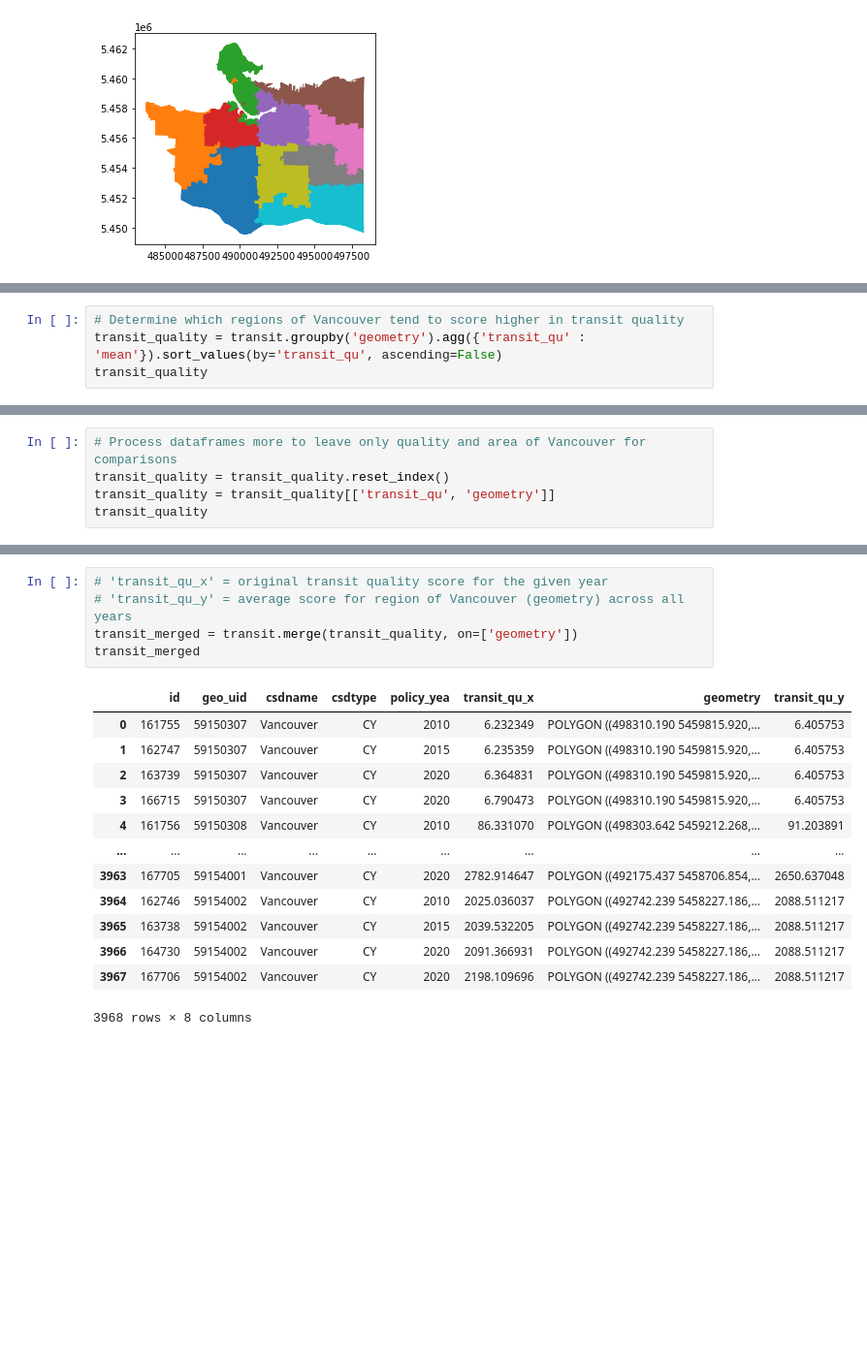
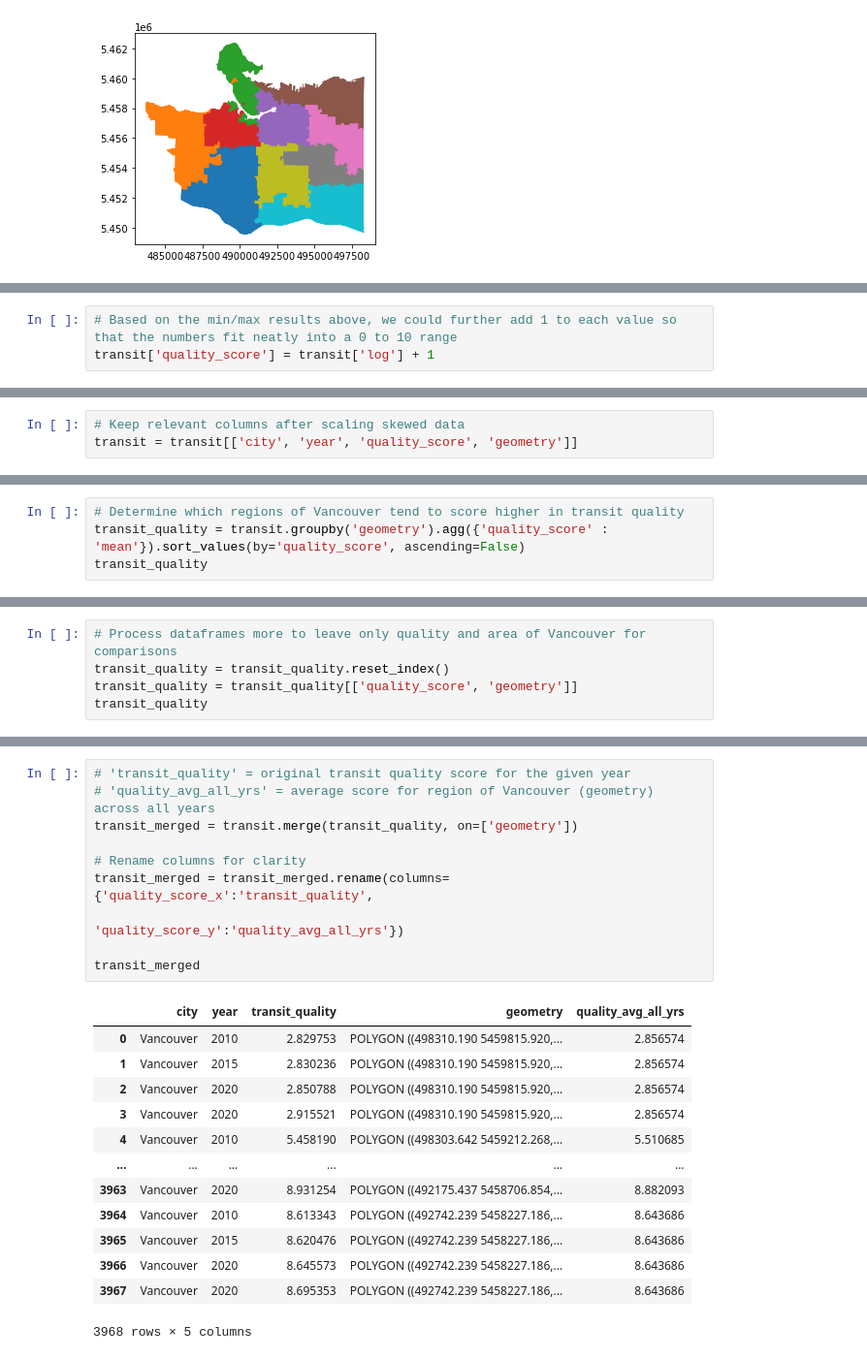
Before and after one commit to rebywong/cmpt353-project, a Jupyter notebook: vancouver_transit.ipynb, the cells around one changed output, grey strips where cells are left out. Shown: that part at 97% size. Drawn from its saved outputs; the diff is of its cells as text; blank space fills up the shorter version.

```diff
--- a/vancouver_transit.ipynb
+++ b/vancouver_transit.ipynb
@@ -69,0 +174,3 @@ transit['transit_qu'].mean()
+# %%
+# Based on the min/max results above, we could further add 1 to each value so that the numbers fit neatly into a 0 to 10 range
+transit['quality_score'] = transit['log'] + 1
@@ -69,0 +194,3 @@ transit['transit_qu'].mean()
+# %%
+# Keep relevant columns after scaling skewed data
+transit = transit[['city', 'year', 'quality_score', 'geometry']]
@@ -70,5 +199,5 @@ transit['transit_qu'].mean()
 # %%
 # Determine which regions of Vancouver tend to score higher in transit quality
-transit_quality = transit.groupby('geometry').agg({'transit_qu' : 'mean'}).sort_values(by='transit_qu', ascending=False)
+transit_quality = transit.groupby('geometry').agg({'quality_score' : 'mean'}).sort_values(by='quality_score', ascending=False)
 transit_quality
 # %% [output]
@@ -89,6 +218,6 @@ transit_quality
 # %%
 # Process dataframes more to leave only quality and area of Vancouver for comparisons
 transit_quality = transit_quality.reset_index()
-transit_quality = transit_quality[['transit_qu', 'geometry']]
+transit_quality = transit_quality[['quality_score', 'geometry']]
 transit_quality
 # %% [output]
@@ -107,20 +236,25 @@ transit_quality
 992 rows × 2 columns
 # %%
-# 'transit_qu_x' = original transit quality score for the given year
-# 'transit_qu_y' = average score for region of Vancouver (geometry) across all years
+# 'transit_quality' = original transit quality score for the given year
+# 'quality_avg_all_yrs' = average score for region of Vancouver (geometry) across all years
 transit_merged = transit.merge(transit_quality, on=['geometry'])
+
+# Rename columns for clarity
+transit_merged = transit_merged.rename(columns={'quality_score_x':'transit_quality',
+                                                'quality_score_y':'quality_avg_all_yrs'})
+
 transit_merged
 # %% [output]
-|  | id | geo_uid | csdname | csdtype | policy_yea | transit_qu_x | geometry | transit_qu_y |
-| 0 | 161755 | 59150307 | Vancouver | CY | 2010 | 6.232349 | POLYGON ((498310.190 5459815.920,... | 6.405753 |
-| 1 | 162747 | 59150307 | Vancouver | CY | 2015 | 6.235359 | POLYGON ((498310.190 5459815.920,... | 6.405753 |
-| 2 | 163739 | 59150307 | Vancouver | CY | 2020 | 6.364831 | POLYGON ((498310.190 5459815.920,... | 6.405753 |
-| 3 | 166715 | 59150307 | Vancouver | CY | 2020 | 6.790473 | POLYGON ((498310.190 5459815.920,... | 6.405753 |
-| 4 | 161756 | 59150308 | Vancouver | CY | 2010 | 86.331070 | POLYGON ((498303.642 5459212.268,... | 91.203891 |
-| ... | ... | ... | ... | ... | ... | ... | ... | ... |
-| 3963 | 167705 | 59154001 | Vancouver | CY | 2020 | 2782.914647 | POLYGON ((492175.437 5458706.854,... | 2650.637048 |
-| 3964 | 162746 | 59154002 | Vancouver | CY | 2010 | 2025.036037 | POLYGON ((492742.239 5458227.186,... | 2088.511217 |
-| 3965 | 163738 | 59154002 | Vancouver | CY | 2015 | 2039.532205 | POLYGON ((492742.239 5458227.186,... | 2088.511217 |
-| 3966 | 164730 | 59154002 | Vancouver | CY | 2020 | 2091.366931 | POLYGON ((492742.239 5458227.186,... | 2088.511217 |
-| 3967 | 167706 | 59154002 | Vancouver | CY | 2020 | 2198.109696 | POLYGON ((492742.239 5458227.186,... | 2088.511217 |
+|  | city | year | transit_quality | geometry | quality_avg_all_yrs |
+| 0 | Vancouver | 2010 | 2.829753 | POLYGON ((498310.190 5459815.920,... | 2.856574 |
+| 1 | Vancouver | 2015 | 2.830236 | POLYGON ((498310.190 5459815.920,... | 2.856574 |
+| 2 | Vancouver | 2020 | 2.850788 | POLYGON ((498310.190 5459815.920,... | 2.856574 |
+| 3 | Vancouver | 2020 | 2.915521 | POLYGON ((498310.190 5459815.920,... | 2.856574 |
+| 4 | Vancouver | 2010 | 5.458190 | POLYGON ((498303.642 5459212.268,... | 5.510685 |
+| ... | ... | ... | ... | ... | ... |
+| 3963 | Vancouver | 2020 | 8.931254 | POLYGON ((492175.437 5458706.854,... | 8.882093 |
+| 3964 | Vancouver | 2010 | 8.613343 | POLYGON ((492742.239 5458227.186,... | 8.643686 |
+| 3965 | Vancouver | 2015 | 8.620476 | POLYGON ((492742.239 5458227.186,... | 8.643686 |
+| 3966 | Vancouver | 2020 | 8.645573 | POLYGON ((492742.239 5458227.186,... | 8.643686 |
+| 3967 | Vancouver | 2020 | 8.695353 | POLYGON ((492742.239 5458227.186,... | 8.643686 |
-3968 rows × 8 columns
+3968 rows × 5 columns
```
Also changed, not shown: parts of 38 cells of this notebook.
